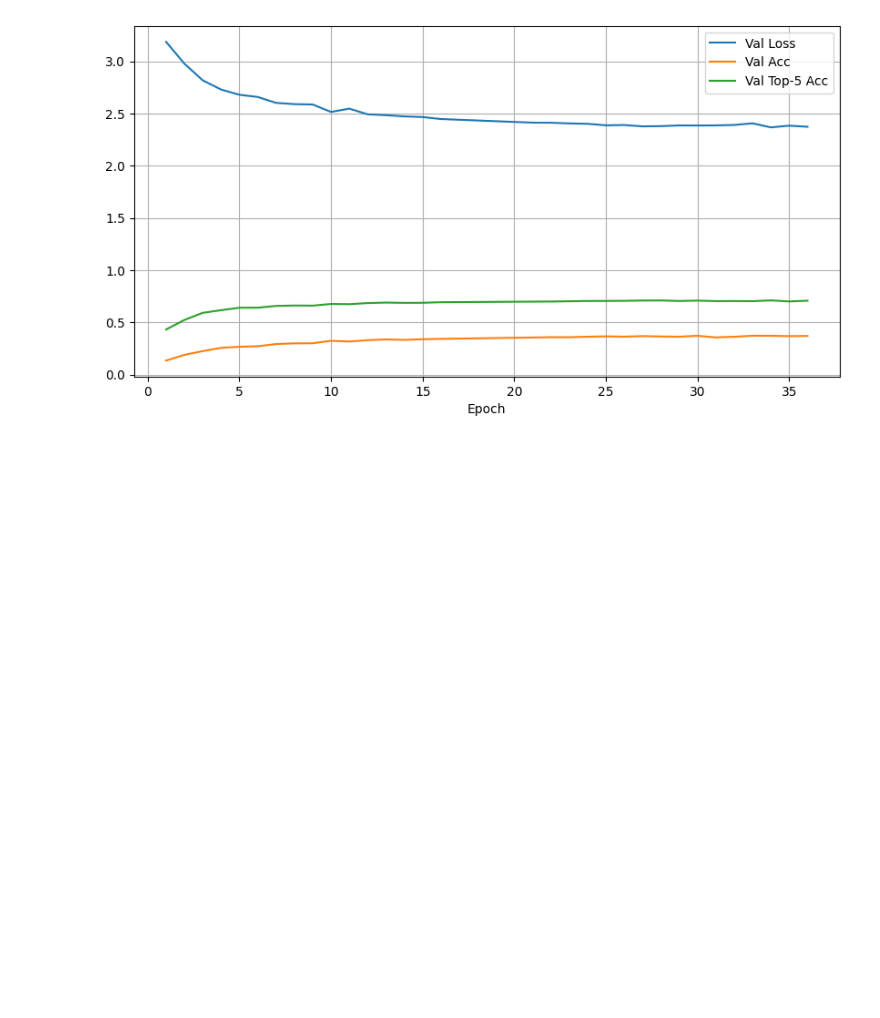
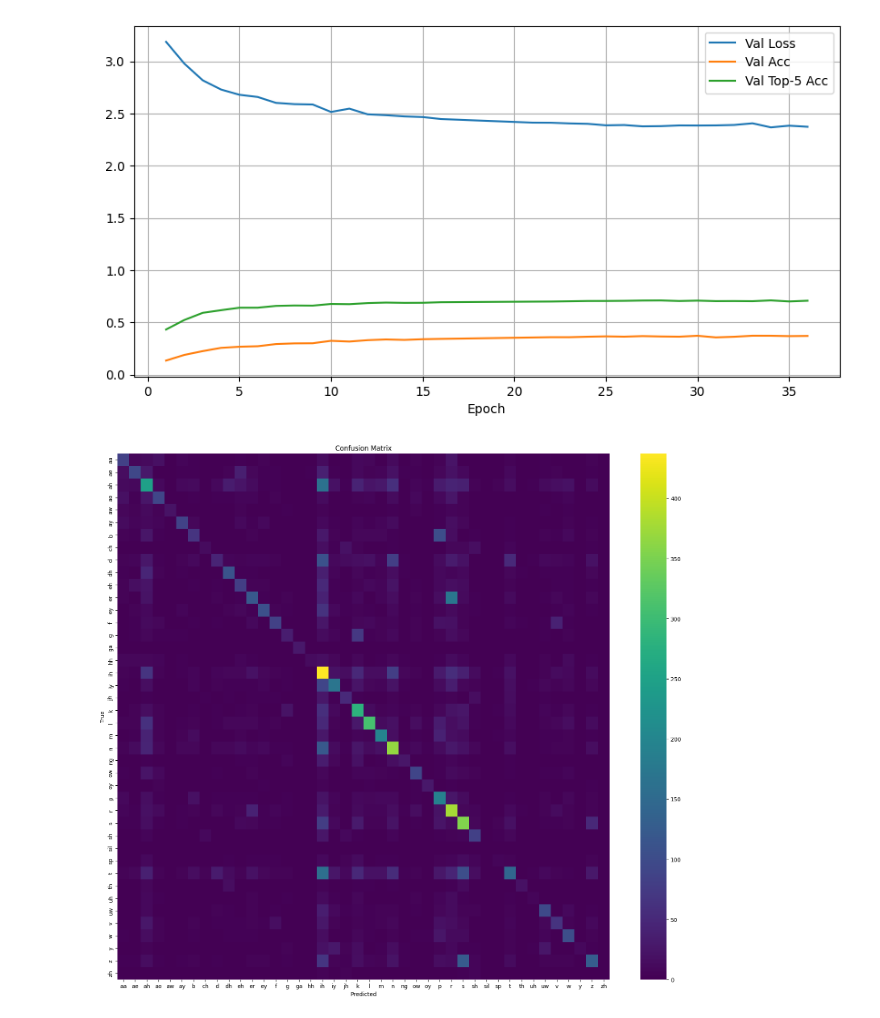
Before and after one commit to luckey-Luuk/speech-visualiser, a Jupyter notebook: phoneme.ipynb, the cells around one changed output. Cells and saved outputs as stored; diff of their text form; code cells hidden in the pictures; blank space fills up the shorter version.

```diff
--- a/phoneme.ipynb
+++ b/phoneme.ipynb
@@ -1066,3 +1096,49 @@ plt.grid()
 plt.show()
 # %% [output]
 [figure]
+# %%
+import torch
+import numpy as np
+from sklearn.metrics import confusion_matrix
+
+def compute_confusion_matrix(model, dataloader, idx_to_ph):
+    model.eval()
+    all_preds = []
+    all_labels = []
+
+    with torch.no_grad():
+        for batch in dataloader:
+            inputs = batch['frames'].permute(0,2,1,3,4).to(device)
+            labels = batch['label'].to(device)
+
+            outputs = model(inputs)
+            _, predicted = torch.max(outputs, 1)
+
+            all_preds.extend(predicted.cpu().numpy())
+            all_labels.extend(labels.cpu().numpy())
+
+    cm = confusion_matrix(all_labels, all_preds, labels=list(idx_to_ph.keys()))
+    return cm
+# %%
+idx_to_ph = {v: k for k, v in ph_to_idx.items()}
+# %%
+cm = compute_confusion_matrix(model, test_loader, idx_to_ph)
+# %%
+import matplotlib.pyplot as plt
+import seaborn as sns
+import numpy as np
+
+def plot_confusion_matrix(cm, labels, title="Confusion Matrix"):
+    plt.figure(figsize=(16,14))
+    sns.heatmap(cm, annot=False, cmap="viridis",
+                xticklabels=labels, yticklabels=labels)
+    plt.title(title)
+    plt.xlabel("Predicted")
+    plt.ylabel("True")
+    plt.tight_layout()
+    plt.show()
+
+labels = [idx_to_ph[i] for i in range(len(idx_to_ph))]
+plot_confusion_matrix(cm, labels)
+# %% [output]
+[figure, added]
```
Also changed, not shown: parts of 38 cells of this notebook.
